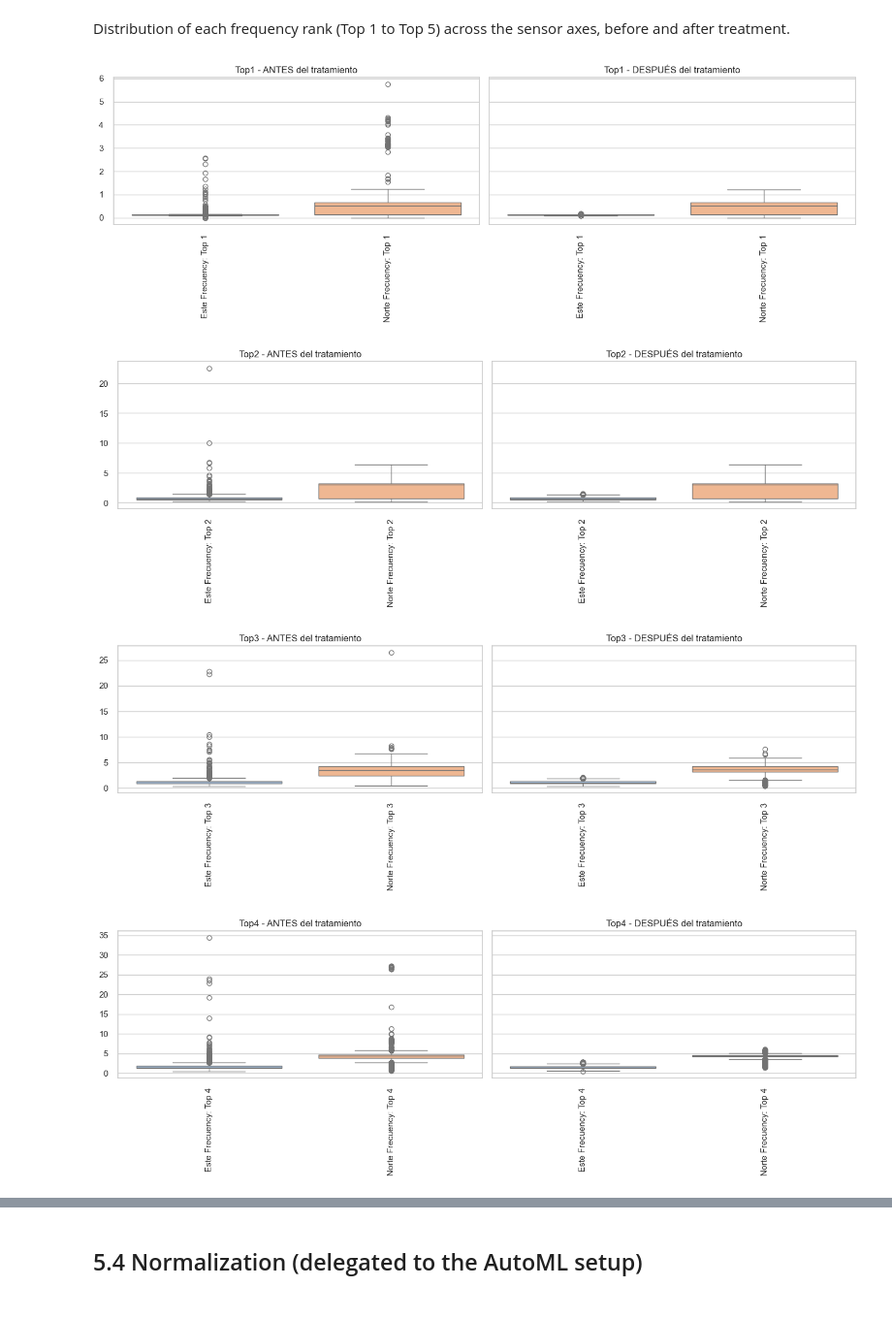
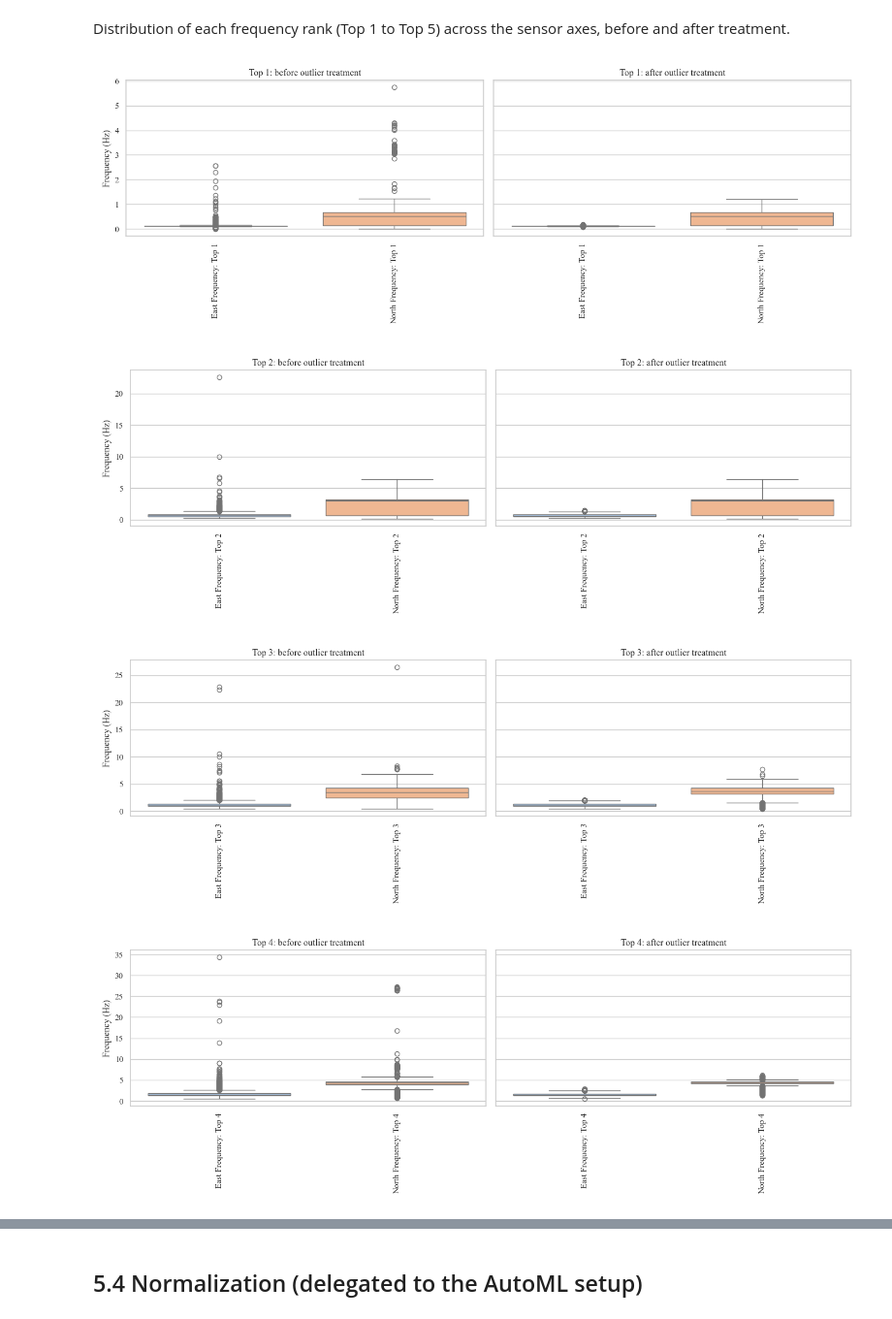
Before and after one commit to Alexey0424/wind-turbine-damage-detection-ml, a Jupyter notebook: wind_turbine_fdd_ml_pipeline.ipynb, the cells around one changed output, grey strips where cells are left out. Shown at 97% size. Drawn from its saved outputs; the diff is of its cells as text; code cells hidden in the pictures.

```diff
--- a/wind_turbine_fdd_ml_pipeline.ipynb
+++ b/wind_turbine_fdd_ml_pipeline.ipynb
@@ -628,18 +625,23 @@ original runs (see the glossary in the header for the Spanish terms).*
 # %%
-# Before/after boxplots for every damage scenario.
+# Before/after boxplots for every damage scenario, with English display labels for
+# the feature axes (the underlying column names keep the dataset's Spanish labels).
+EN_LABELS = {f'Este Frecuency: Top {i}': f'East Frequency: Top {i}' for i in range(1, 6)}
+EN_LABELS.update({f'Norte Frecuency: Top {i}': f'North Frequency: Top {i}' for i in range(1, 6)})
+
 scenario_col = raw_data.iloc[:, 12]
 scenarios = scenario_col.unique()
 
 for scenario in scenarios:
     indices = scenario_col[scenario_col == scenario].index
 
-    data_before = modal_data_before.loc[indices]
-    data_after = modal_data.loc[indices]
+    data_before = modal_data_before.loc[indices].rename(columns=EN_LABELS)
+    data_after = modal_data.loc[indices].rename(columns=EN_LABELS)
 
     # Before treatment.
     plt.figure(figsize=(12, 6))
     sns.boxplot(data=data_before)
-    plt.title(f"Categoría {scenario} - ANTES del tratamiento de outliers")
+    plt.title(f"Scenario {scenario}: before outlier treatment")
+    plt.ylabel("Frequency (Hz)")
     plt.xticks(rotation=90)
     plt.tight_layout()
     plt.show()
@@ -647,7 +649,8 @@ for scenario in scenarios:
     # After treatment.
     plt.figure(figsize=(12, 6))
     sns.boxplot(data=data_after)
-    plt.title(f"Categoría {scenario} - DESPUÉS del tratamiento de outliers")
+    plt.title(f"Scenario {scenario}: after outlier treatment")
+    plt.ylabel("Frequency (Hz)")
     plt.xticks(rotation=90)
     plt.tight_layout()
     plt.show()
@@ -681,8 +686,9 @@ plt.show()
 # %% [markdown]
 Close-up comparison of a single feature before and after treatment.
 # %%
-# Visual style.
+# Visual style (sns.set resets the font, so it is restored right after).
 sns.set(style="whitegrid", palette="pastel")
+mpl.rcParams['font.family'] = 'Times New Roman'
 
 # Feature under comparison.
 before = modal_data_before['Este Frecuency: Top 2'].dropna()
@@ -696,20 +702,20 @@ plt.figure(figsize=(12, 6))
 # Before treatment.
 plt.subplot(1, 2, 1)
 sns.boxplot(y=before, color="lightgreen", width=0.3)
-plt.title("Acelerometro Acelerómetros [1-Top E, 3-Top E] - Antes del tratamiento")
-plt.ylabel("Frecuencia (Hz)")
+plt.title("East Frequency: Top 2, before outlier treatment")
+plt.ylabel("Frequency (Hz)")
 plt.axhline(median_before, color='blue', linestyle='--')
-plt.text(0, median_before, f"Mediana = {median_before:.2f}",
+plt.text(0, median_before, f"Median = {median_before:.2f}",
          ha='center', va='bottom', fontsize=10, color='green',
          bbox=dict(boxstyle="round,pad=0.3", fc="white", ec="green", lw=0.8))
 
 # After treatment.
 plt.subplot(1, 2, 2)
 sns.boxplot(y=after, color="skyblue", width=0.3)
-plt.title("FDD base - Acelerómetros [1-Top E, 3-Top E] - Modo 1")
-plt.ylabel("Frecuencia (Hz)")
+plt.title("East Frequency: Top 2, after outlier treatment")
+plt.ylabel("Frequency (Hz)")
 plt.axhline(median_after, color='green', linestyle='--')
-plt.text(0, median_after, f"Mediana = {median_after:.2f}",
+plt.text(0, median_after, f"Median = {median_after:.2f}",
          ha='center', va='bottom', fontsize=10, color='blue',
          bbox=dict(boxstyle="round,pad=0.3", fc="white", ec="blue", lw=0.8))
 
@@ -723,28 +729,29 @@ after treatment.
 # %%
 # Before/after distribution per frequency rank (Top 1 to Top 5).
 for i in range(1, n_freq_peaks + 1):
     top_tag = f"Top {i}"
 
     # Columns of this rank across both axes.
     cols_top = [col for col in modal_data.columns if col.endswith(top_tag)]
 
-    before = modal_data_before[cols_top]
-    after = modal_data[cols_top]
+    before = modal_data_before[cols_top].rename(columns=EN_LABELS)
+    after = modal_data[cols_top].rename(columns=EN_LABELS)
 
     fig, axes = plt.subplots(1, 2, figsize=(14, 5), sharey=True)
 
     sns.boxplot(data=before, ax=axes[0])
-    axes[0].set_title(f"Top{i} - ANTES del tratamiento")
+    axes[0].set_title(f"Top {i}: before outlier treatment")
+    axes[0].set_ylabel("Frequency (Hz)")
     axes[0].tick_params(axis='x', rotation=90)
 
     sns.boxplot(data=after, ax=axes[1])
-    axes[1].set_title(f"Top{i} - DESPUÉS del tratamiento")
+    axes[1].set_title(f"Top {i}: after outlier treatment")
     axes[1].tick_params(axis='x', rotation=90)
 
     plt.tight_layout()
     plt.show()
 # %% [output]
-[figure, old version]
+[figure, new version]
-[figure, old version]
+[figure, new version]
-[figure, old version]
+[figure, new version]
-[figure, old version]
+[figure, new version]
```
Also changed, not shown: parts of 6 cells of this notebook, 1 other file.
